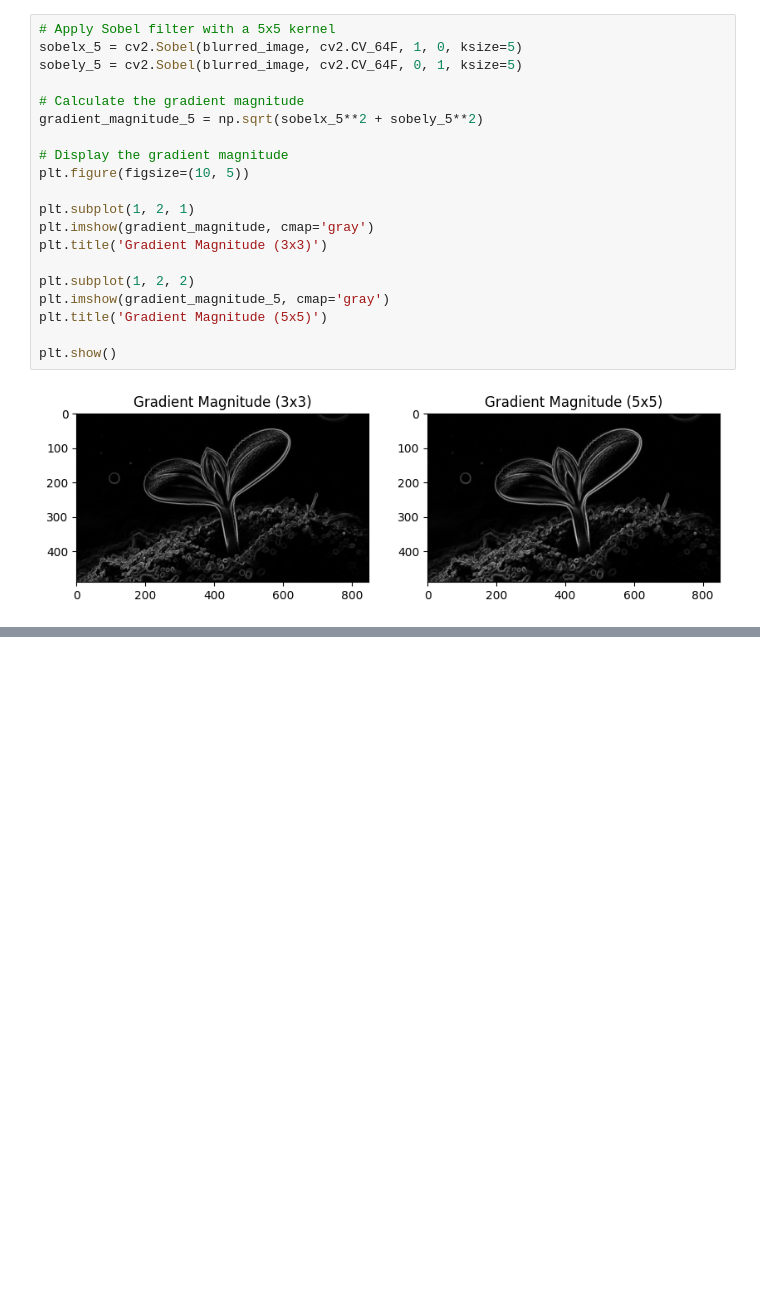
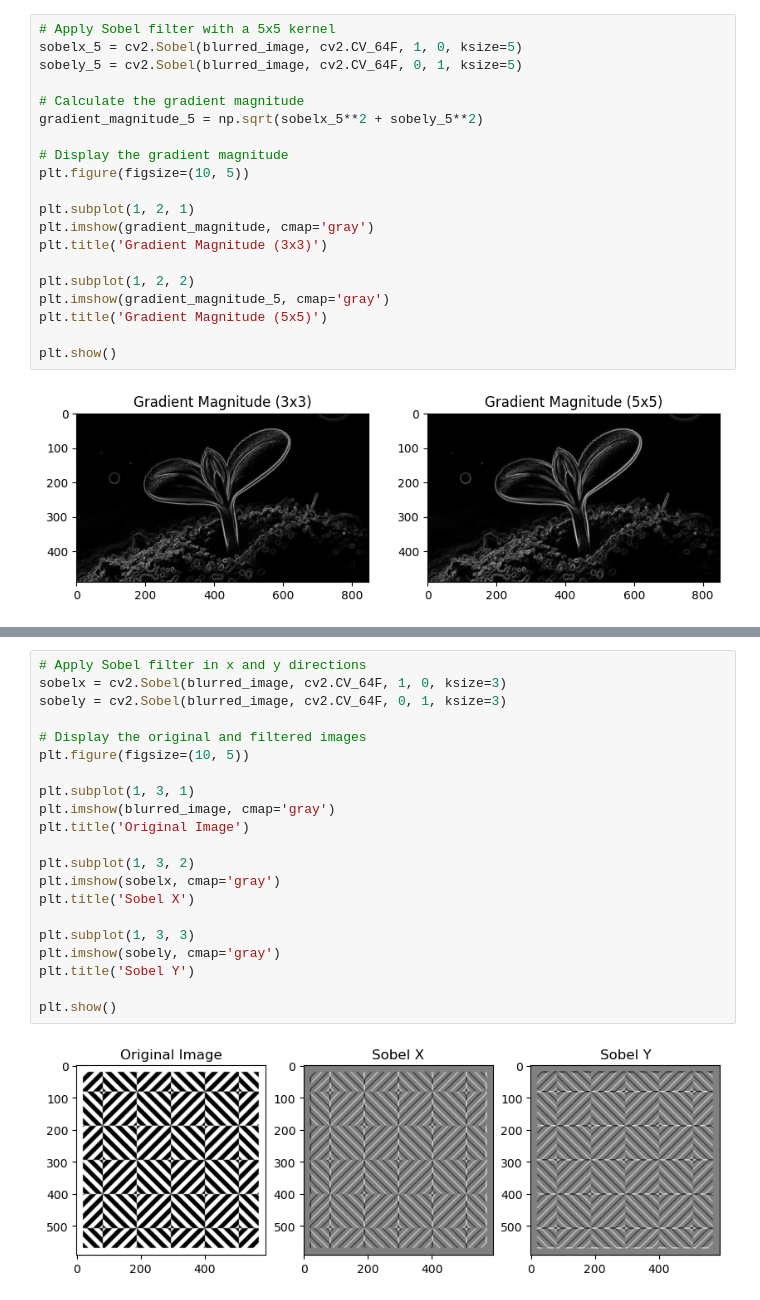
Before and after one commit to 04bhavyaa/computer_vision, a Jupyter notebook: sobel_filters.ipynb, the cells around one changed output, grey strips where cells are left out. Drawn from its saved outputs; the diff is of its cells as text; blank space fills up the shorter version.

Commit message:
try sobel

```diff
--- a/sobel_filters.ipynb
+++ b/sobel_filters.ipynb
@@ -139,0 +156,23 @@ plt.show()
+# %%
+# Apply Sobel filter in x and y directions
+sobelx = cv2.Sobel(blurred_image, cv2.CV_64F, 1, 0, ksize=3)
+sobely = cv2.Sobel(blurred_image, cv2.CV_64F, 0, 1, ksize=3)
+
+# Display the original and filtered images
+plt.figure(figsize=(10, 5))
+
+plt.subplot(1, 3, 1)
+plt.imshow(blurred_image, cmap='gray')
+plt.title('Original Image')
+
+plt.subplot(1, 3, 2)
+plt.imshow(sobelx, cmap='gray')
+plt.title('Sobel X')
+
+plt.subplot(1, 3, 3)
+plt.imshow(sobely, cmap='gray')
+plt.title('Sobel Y')
+
+plt.show()
+# %% [output]
+[figure, added]
```
Also changed, not shown: parts of 7 cells of this notebook, 1 other file.
